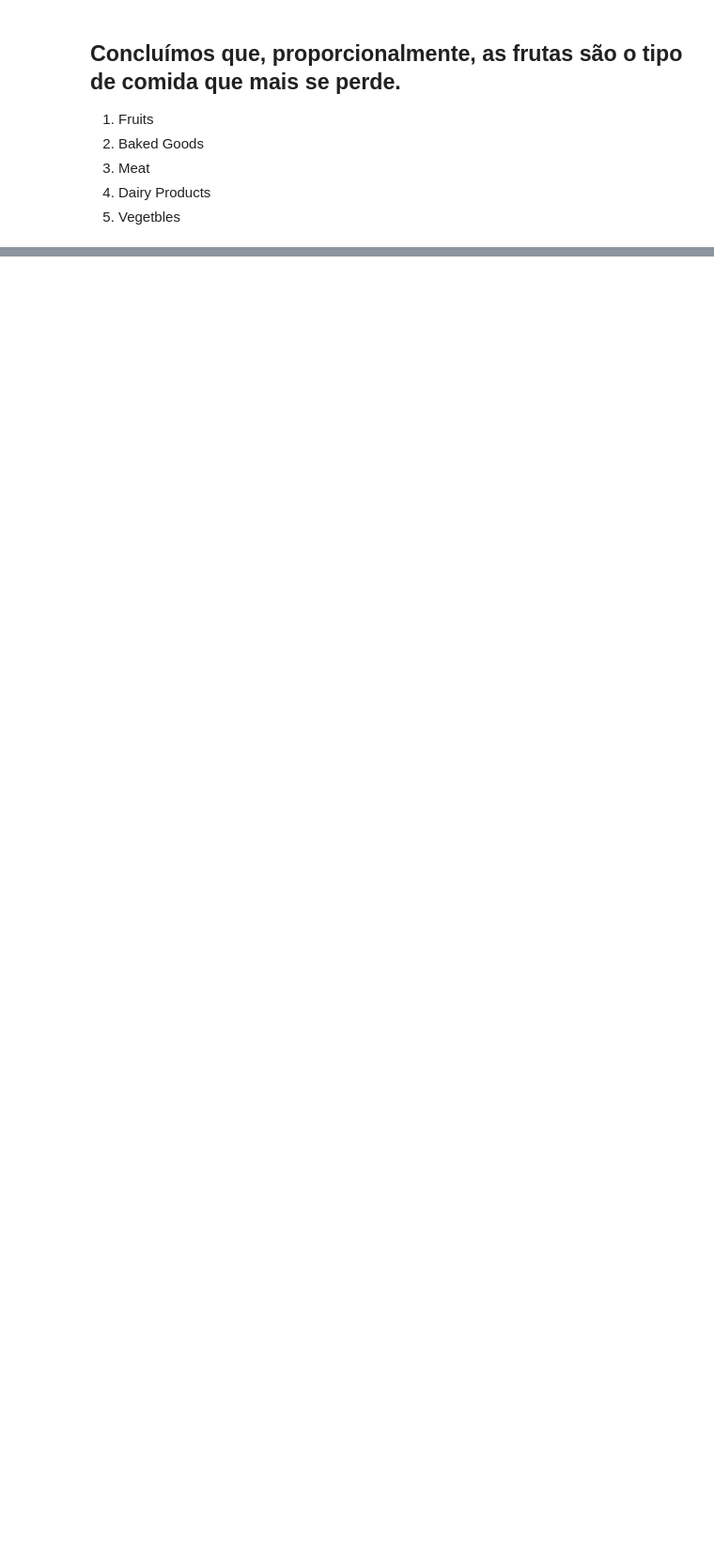
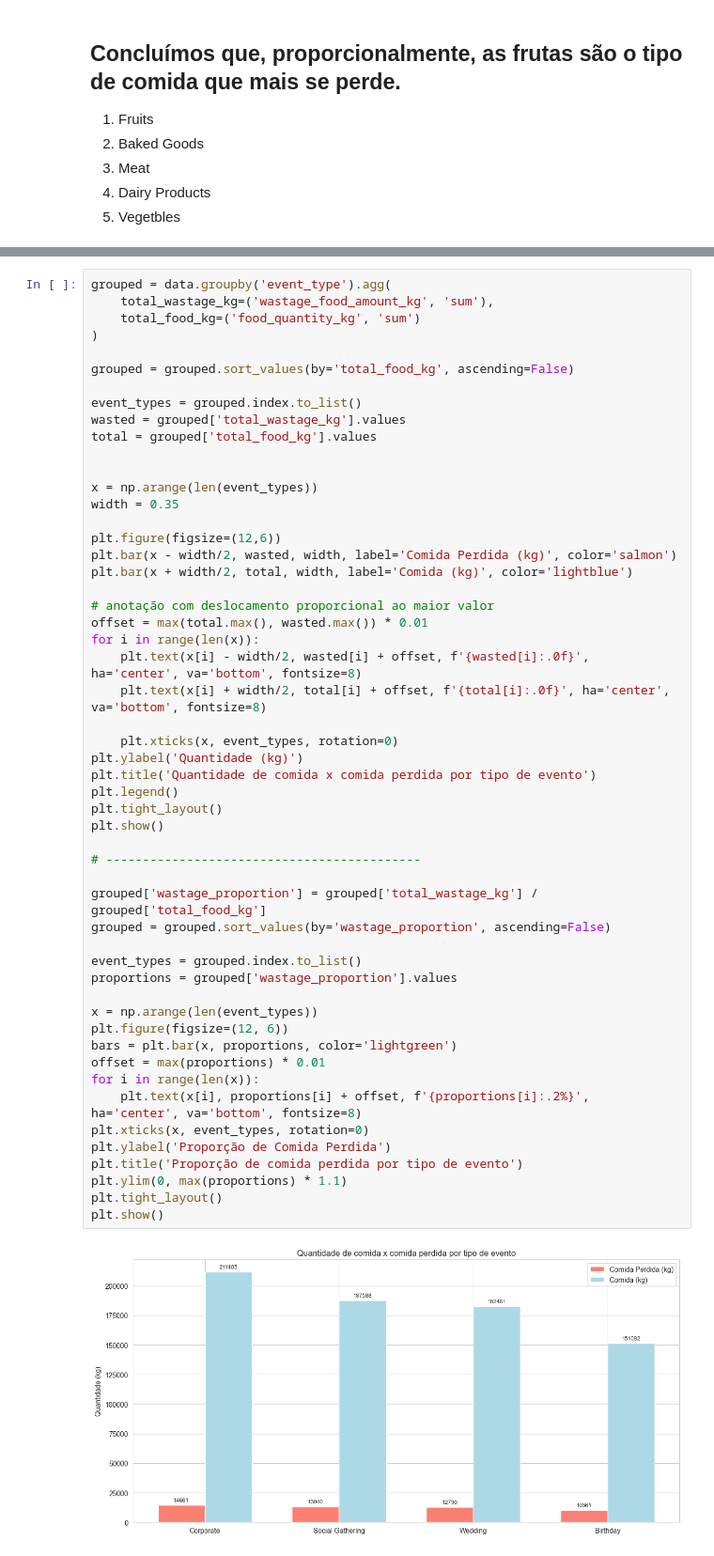
Before and after one commit to A-UTech/analise-exploratoria-cd-2ano, a Jupyter notebook: analise-perda-comida.ipynb, the cells around one changed output, grey strips where cells are left out. Shown at 94% size. Cells and saved outputs as stored; diff of their text form; blank space fills up the shorter version.

Commit message:
Analisando tipo de evento com a perda de comida.

```diff
--- a/analise-perda-comida.ipynb
+++ b/analise-perda-comida.ipynb
@@ -191,0 +183,55 @@ plt.show()
+# %%
+grouped = data.groupby('event_type').agg(
+    total_wastage_kg=('wastage_food_amount_kg', 'sum'),
+    total_food_kg=('food_quantity_kg', 'sum')
+)
+
+grouped = grouped.sort_values(by='total_food_kg', ascending=False)
+
+event_types = grouped.index.to_list()
+wasted = grouped['total_wastage_kg'].values
+total = grouped['total_food_kg'].values
+
+
+x = np.arange(len(event_types))
+width = 0.35
+
+plt.figure(figsize=(12,6))
+plt.bar(x - width/2, wasted, width, label='Comida Perdida (kg)', color='salmon')
+plt.bar(x + width/2, total, width, label='Comida (kg)', color='lightblue')
+
+# anotação com deslocamento proporcional ao maior valor
+offset = max(total.max(), wasted.max()) * 0.01
+for i in range(len(x)):
+    plt.text(x[i] - width/2, wasted[i] + offset, f'{wasted[i]:.0f}', ha='center', va='bottom', fontsize=8)
+    plt.text(x[i] + width/2, total[i] + offset, f'{total[i]:.0f}', ha='center', va='bottom', fontsize=8)
+
+    plt.xticks(x, event_types, rotation=0)
+plt.ylabel('Quantidade (kg)')
+plt.title('Quantidade de comida x comida perdida por tipo de evento')
+plt.legend()
+plt.tight_layout()
+plt.show()
+
+# -------------------------------------------
+
+grouped['wastage_proportion'] = grouped['total_wastage_kg'] / grouped['total_food_kg']
+grouped = grouped.sort_values(by='wastage_proportion', ascending=False)
+
+event_types = grouped.index.to_list()
+proportions = grouped['wastage_proportion'].values
+
+x = np.arange(len(event_types))
+plt.figure(figsize=(12, 6))
+bars = plt.bar(x, proportions, color='lightgreen')
+offset = max(proportions) * 0.01
+for i in range(len(x)):
+    plt.text(x[i], proportions[i] + offset, f'{proportions[i]:.2%}', ha='center', va='bottom', fontsize=8)
+plt.xticks(x, event_types, rotation=0)
+plt.ylabel('Proporção de Comida Perdida')
+plt.title('Proporção de comida perdida por tipo de evento')
+plt.ylim(0, max(proportions) * 1.1)
+plt.tight_layout()
+plt.show()
+# %% [output]
+[figure, added]
```
Also changed, not shown: parts of 6 cells of this notebook.
